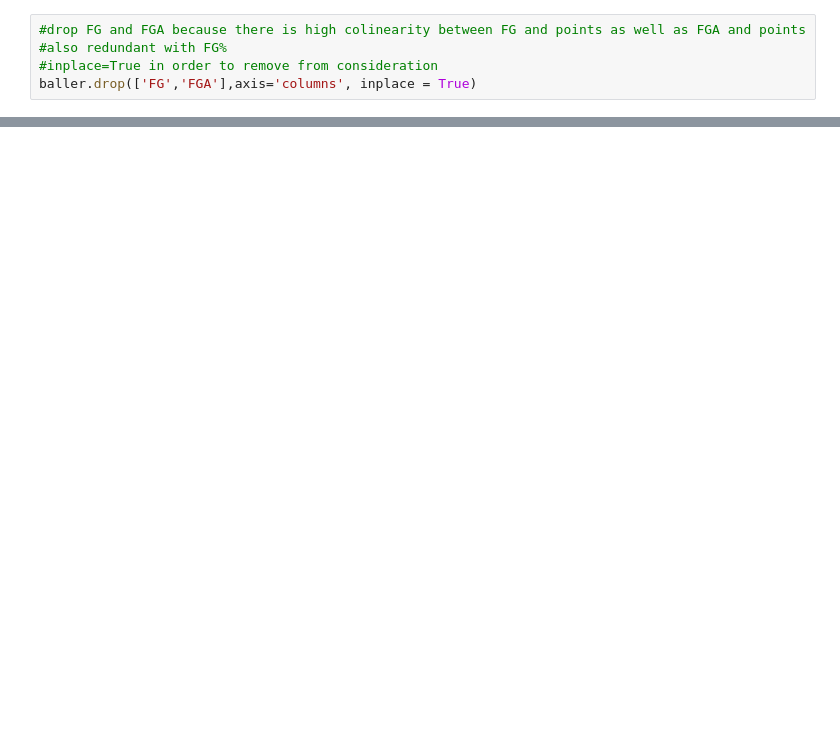
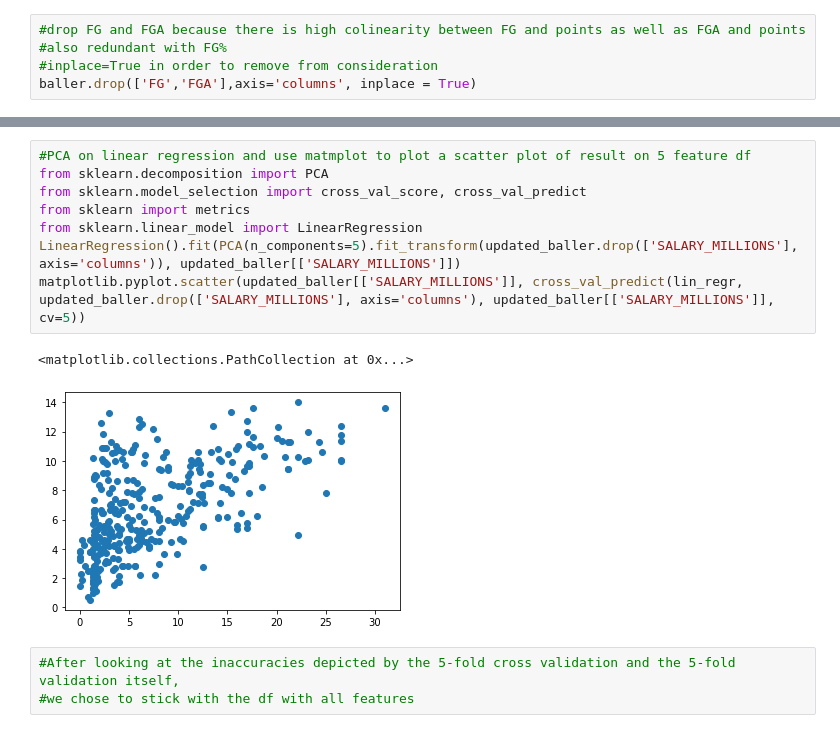
Before and after one commit to anuttamp/final562, a Jupyter notebook: final proj.ipynb, the cells around one changed output, grey strips where cells are left out. Drawn from its saved outputs; the diff is of its cells as text; blank space fills up the shorter version.

```diff
--- a/final proj.ipynb
+++ b/final proj.ipynb
@@ -219 +239,15 @@ Index(['Rk', 'AGE', 'FG%', '3P', '3P%', '2P', '2P%', 'eFG%', 'FT', 'FT%',
+# %%
+#PCA on linear regression and use matmplot to plot a scatter plot of result on 5 feature df
+from sklearn.decomposition import PCA
+from sklearn.model_selection import cross_val_score, cross_val_predict
+from sklearn import metrics
+from sklearn.linear_model import LinearRegression
+LinearRegression().fit(PCA(n_components=5).fit_transform(updated_baller.drop(['SALARY_MILLIONS'], axis='columns')), updated_baller[['SALARY_MILLIONS']])
+matplotlib.pyplot.scatter(updated_baller[['SALARY_MILLIONS']], cross_val_predict(lin_regr, updated_baller.drop(['SALARY_MILLIONS'], axis='columns'), updated_baller[['SALARY_MILLIONS']], cv=5))
+# %% [output]
+<matplotlib.collections.PathCollection at 0x...>
+[figure, added]
+# %%
+#After looking at the inaccuracies depicted by the 5-fold cross validation and the 5-fold validation itself,
+#we chose to stick with the df with all features
 # %%
```
Also changed, not shown: parts of 36 cells of this notebook.
